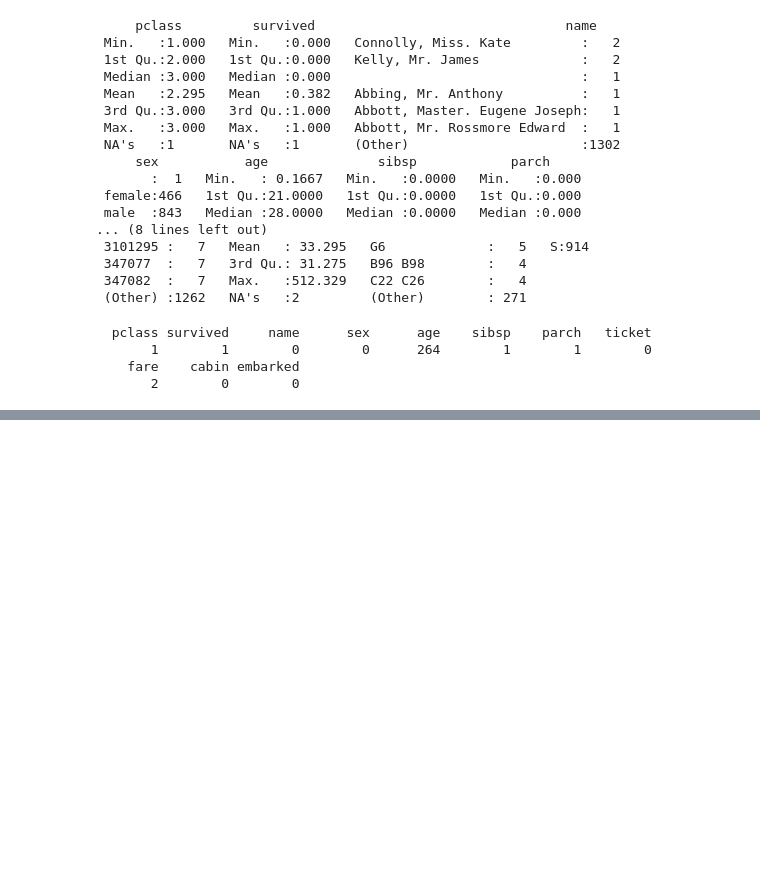
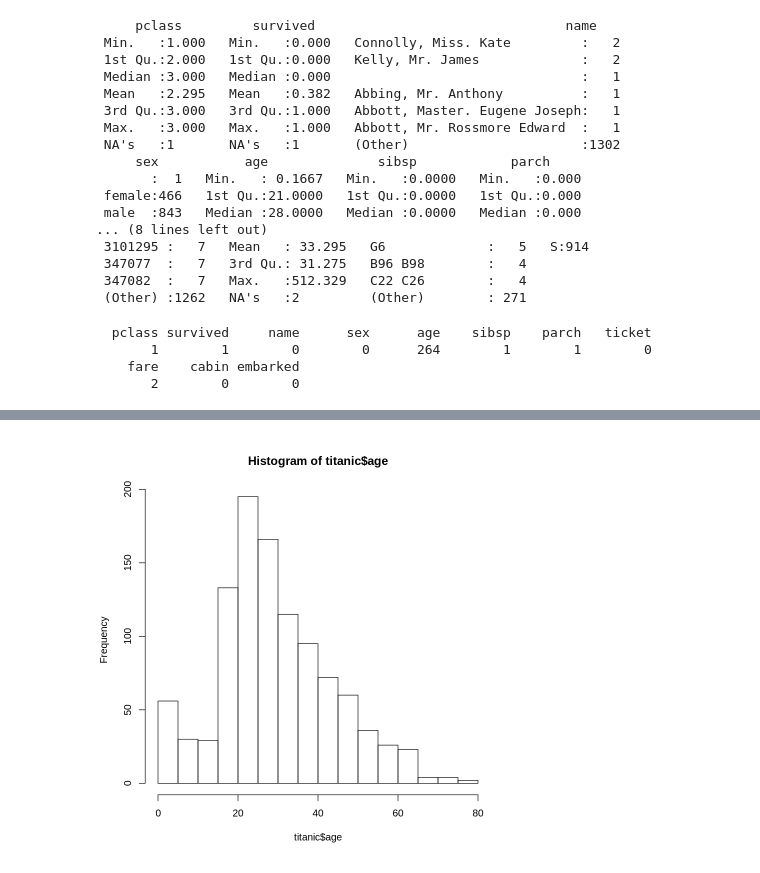
Before and after one commit to stv0117/R_Statistics-Public-, a Jupyter notebook: R수업02_자료형.ipynb, the cells around one changed output, grey strips where cells are left out. Cells and saved outputs as stored; diff of their text form; code cells hidden in the pictures; blank space fills up the shorter version.

```diff
--- a/R수업02_자료형.ipynb
+++ b/R수업02_자료형.ipynb
@@ -320,0 +345,5 @@ colSums(is.na(titanic)) #결측치가 몇개 있는지 알아보는 것. Find NA
+# %%
+# Titanic 승선색 중 나이 현황(age) 현황
+hist(titanic$age)
+# %% [output]
+[figure, added]
```
Also changed, not shown: parts of 4 cells of this notebook.
